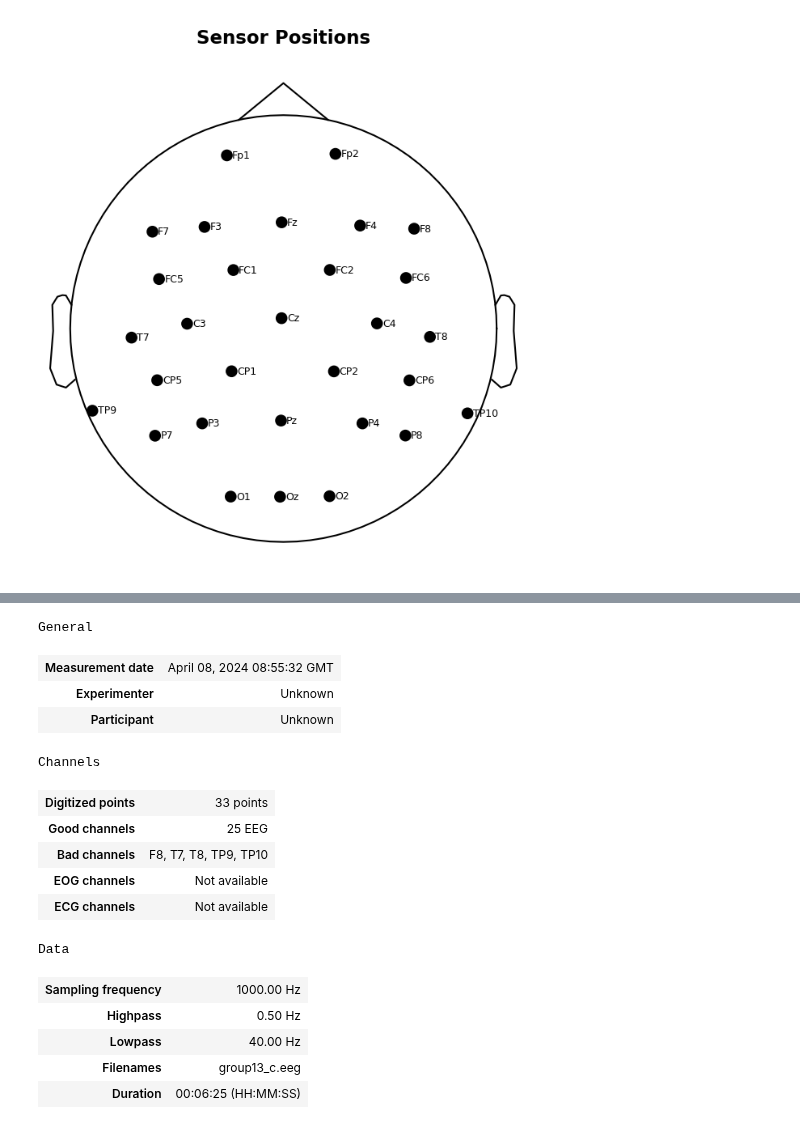
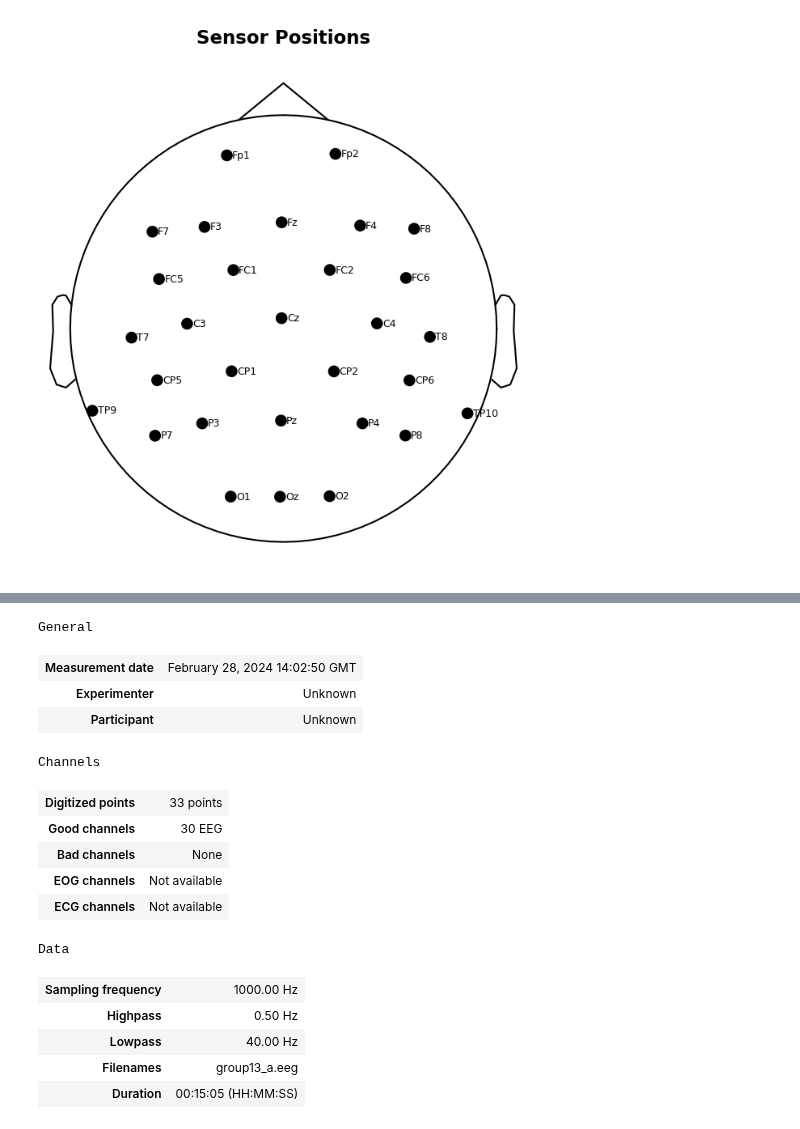
Before and after one commit to dlundgaard/AuthorshipArtifice, a Jupyter notebook: analysis/preprocessing_EEG.ipynb, the cells around one changed output, grey strips where cells are left out. Drawn from its saved outputs; the diff is of its cells as text; code cells hidden in the pictures.

```diff
--- a/analysis/preprocessing_EEG.ipynb
+++ b/analysis/preprocessing_EEG.ipynb
@@ -13,7 +13,9 @@ Using matplotlib as 2D backend.
 # %%
 RAW_DATA_PATH = pathlib.Path("../data/EEG")
 
-SESSION = "group13_c"
+SESSION = "group13_a"
+
+VISUAL_INSPECTION = False
 # %%
 raw = mne.io.read_raw_brainvision(
     vhdr_fname = RAW_DATA_PATH.joinpath(SESSION + ".vhdr"),
@@ -205,7 +199,4 @@ Applying ICA to Raw instance
 # %%
-ica.exclude = artifact_ICAs
-raw_processed = ica.apply(raw_filtered)
-
-raw_processed.pick(["eeg"])
+raw_processed = ica.apply(raw_filtered).pick(["eeg"])
 # %% [output]
 Applying ICA to Raw instance
@@ -231,26 +230,26 @@ Data
 # %%
 raw_processed.set_eeg_reference(
-    "average",
-    projection=False,
-    verbose=False
+    ref_channels = "average",
+    projection = False,
+    verbose = False
 )
 # %% [output]
 General
-| Measurement date | April 08, 2024 08:55:32 GMT |
+| Measurement date | February 28, 2024 14:02:50 GMT |
 | Experimenter | Unknown |
 | Participant | Unknown |
 Channels
 | Digitized points | 33 points |
-| Good channels | 25 EEG |
-| Bad channels | F8, T7, T8, TP9, TP10 |
+| Good channels | 30 EEG |
+| Bad channels | None |
 | EOG channels | Not available |
 | ECG channels | Not available |
 Data
 | Sampling frequency | 1000.00 Hz |
 | Highpass | 0.50 Hz |
 | Lowpass | 40.00 Hz |
-| Filenames | group13_c.eeg |
-| Duration | 00:06:25 (HH:MM:SS) |
+| Filenames | group13_a.eeg |
+| Duration | 00:15:05 (HH:MM:SS) |
 # %%
 import sys
 sys.path.append("..")
```
Also changed, not shown: parts of 20 cells of this notebook, 1 other file.
